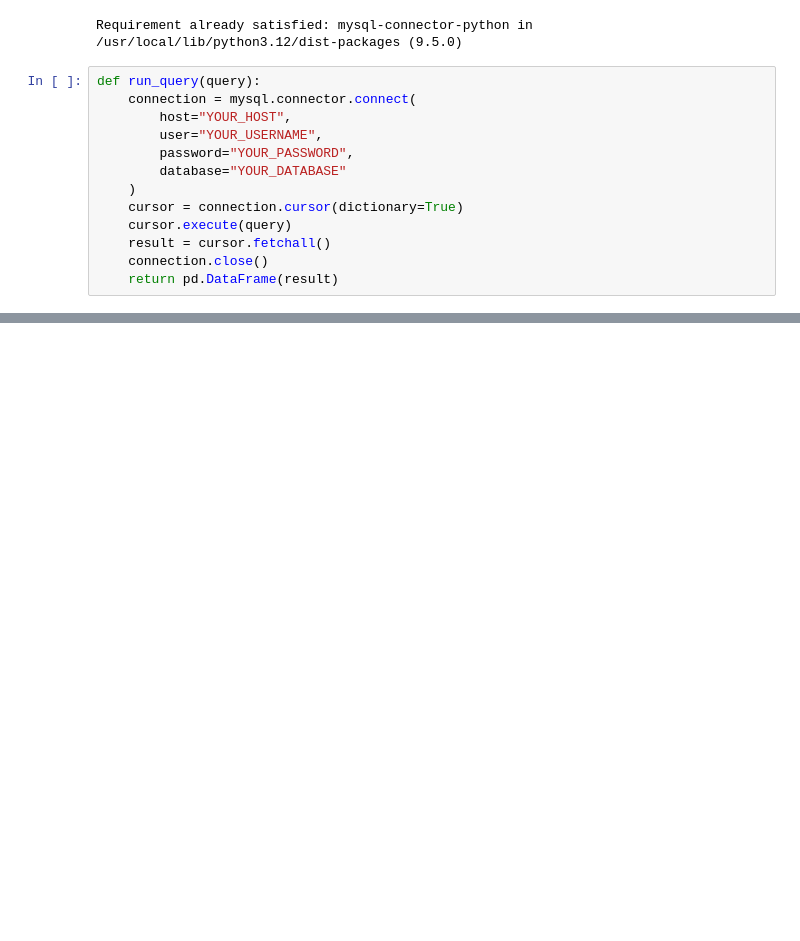
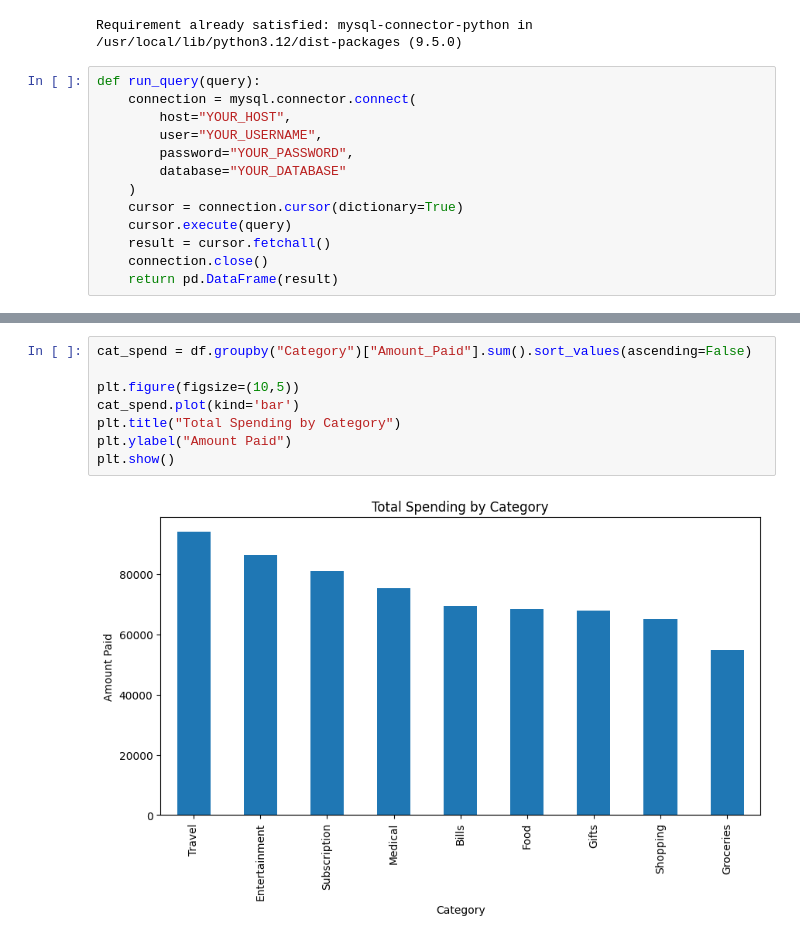
Before and after one commit to angelbabu123/my-first-project, a Jupyter notebook: Welcome_To_Colab_(1).ipynb, the cells around one changed output, grey strips where cells are left out. Cells and saved outputs as stored; diff of their text form; blank space fills up the shorter version.

```diff
--- a/Welcome_To_Colab_(1).ipynb
+++ b/Welcome_To_Colab_(1).ipynb
@@ -595,0 +419,10 @@ public_url
+# %%
+cat_spend = df.groupby("Category")["Amount_Paid"].sum().sort_values(ascending=False)
+
+plt.figure(figsize=(10,5))
+cat_spend.plot(kind='bar')
+plt.title("Total Spending by Category")
+plt.ylabel("Amount Paid")
+plt.show()
+# %% [output]
+[figure, added]
```
Also changed, not shown: parts of 54 cells of this notebook.
